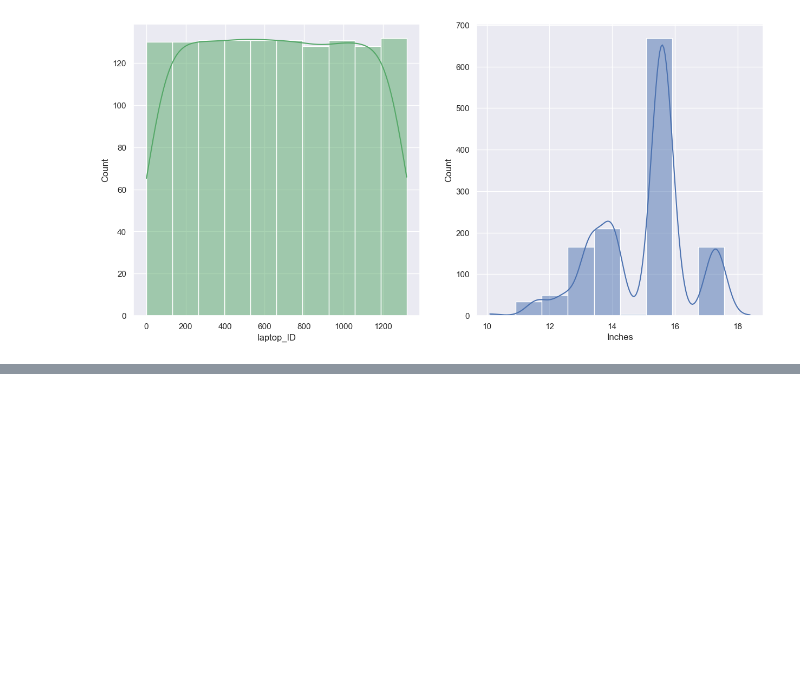
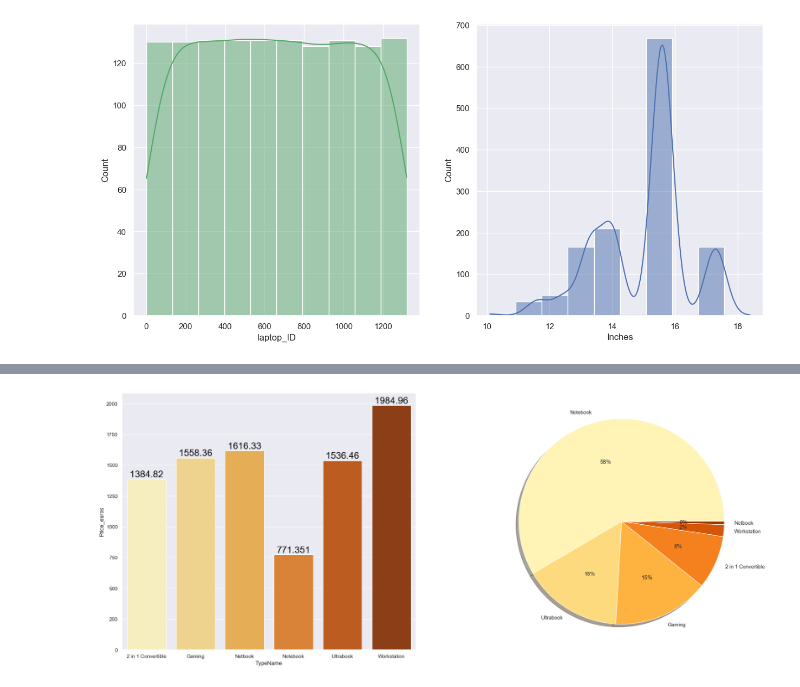
Before and after one commit to EmreUludag0/LaptopPrice, a Jupyter notebook: main.ipynb, the cells around one changed output, grey strips where cells are left out. Saved outputs shown, nothing was run; the diff lists cells and outputs as text; code cells hidden in the pictures; blank space fills up the shorter version.

```diff
--- a/main.ipynb
+++ b/main.ipynb
@@ -162,0 +183,20 @@ df = removeOutliers(df, 'Inches')
+# %%
+# pasta grafigi
+f, ax = plt.subplots(1,2, figsize= (25,10))
+groupData = df.groupby('TypeName')
+sns.barplot(x=groupData ['Price_euros'].mean().index,
+            y=groupData ['Price_euros'].mean().values,
+            ax=ax[0], palette='YlOrBr')
+
+for container in ax[0].containers:
+    ax[0].bar_label(container, color='black', size=20)
+    ax[0].set_xlabel("TypeName")
+    ax[0].set_ylabel("Price_euros")
+
+paletteColor = sns.color_palette('YlOrBr')
+plt.pie(x = df['TypeName'].value_counts(),
+        labels= df['TypeName'].value_counts().index,
+        autopct='%.0f%%', shadow=True, colors= paletteColor)
+plt.show()
+# %% [output]
+[figure, added]
```
Also changed, not shown: parts of 3 cells of this notebook.
